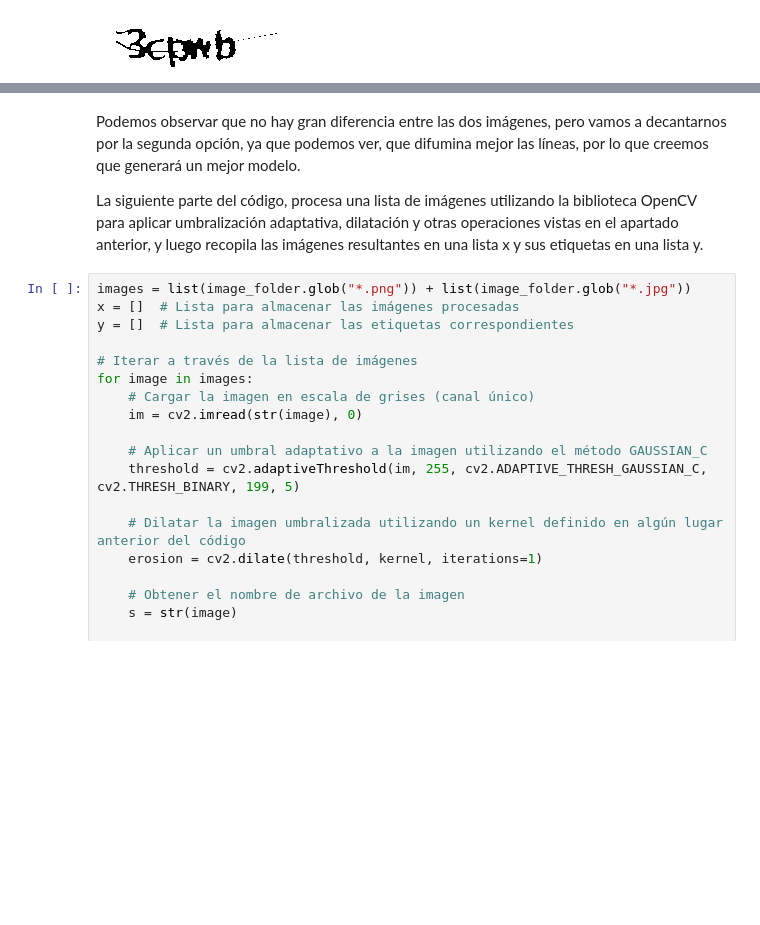
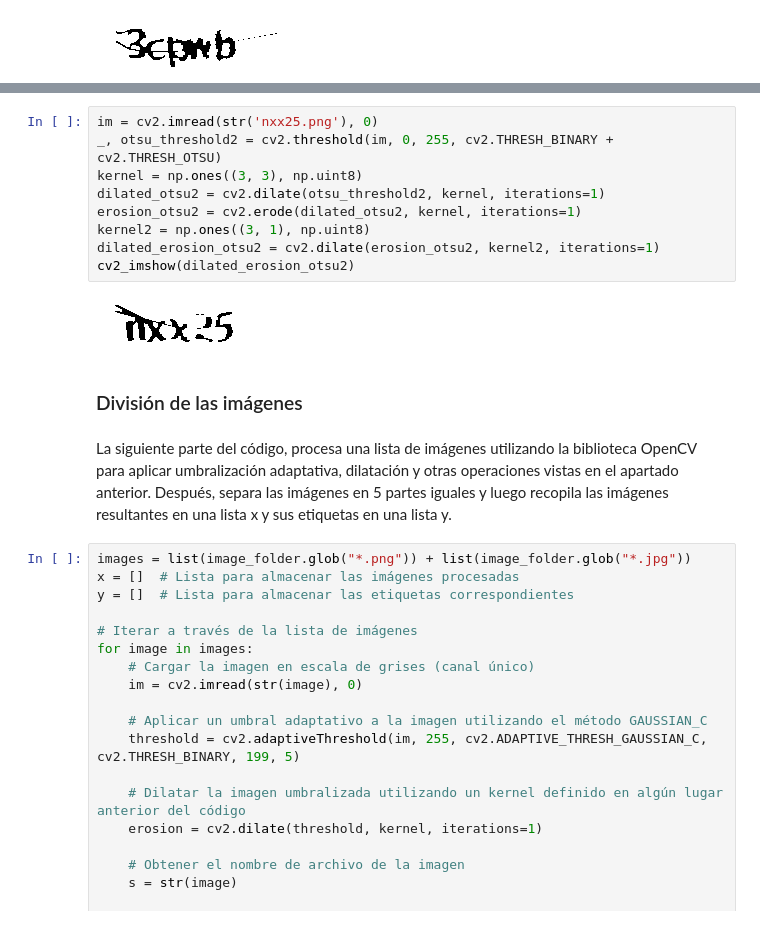
Before and after one commit to cabamarcos/Captcha_recognition, a Jupyter notebook: IAO.ipynb, the cells around one changed output, grey strips where cells are left out. Cells and saved outputs as stored; diff of their text form; blank space fills up the shorter version.

Commit message:
Explicar y probar el por que de cosas. one hot mejorado?

```diff
--- a/IAO.ipynb
+++ b/IAO.ipynb
@@ -332,7 +340,18 @@ cv2_imshow(erosion)
+# %%
+im = cv2.imread(str('nxx25.png'), 0)
+_, otsu_threshold2 = cv2.threshold(im, 0, 255, cv2.THRESH_BINARY + cv2.THRESH_OTSU)
+kernel = np.ones((3, 3), np.uint8)
+dilated_otsu2 = cv2.dilate(otsu_threshold2, kernel, iterations=1)
+erosion_otsu2 = cv2.erode(dilated_otsu2, kernel, iterations=1)
+kernel2 = np.ones((3, 1), np.uint8)
+dilated_erosion_otsu2 = cv2.dilate(erosion_otsu2, kernel2, iterations=1)
+cv2_imshow(dilated_erosion_otsu2)
+# %% [output]
+[figure, added]
+# %% [markdown]
+### División de las imágenes
 # %% [markdown]
-Podemos observar que no hay gran diferencia entre las dos imágenes, pero vamos a decantarnos por la segunda opción, ya que podemos ver, que difumina mejor las líneas, por lo que creemos que generará un mejor modelo.
-
-La siguiente parte del código, procesa una lista de imágenes utilizando la biblioteca OpenCV para aplicar umbralización adaptativa, dilatación y otras operaciones vistas en el apartado anterior, y luego recopila las imágenes resultantes en una lista x y sus etiquetas en una lista y.
+La siguiente parte del código, procesa una lista de imágenes utilizando la biblioteca OpenCV para aplicar umbralización adaptativa, dilatación y otras operaciones vistas en el apartado anterior. Después, separa las imágenes en 5 partes iguales y luego recopila las imágenes resultantes en una lista x y sus etiquetas en una lista y.
 # %%
 images = list(image_folder.glob("*.png")) + list(image_folder.glob("*.jpg"))
 x = []  # Lista para almacenar las imágenes procesadas
```
Also changed, not shown: parts of 29 cells of this notebook.
